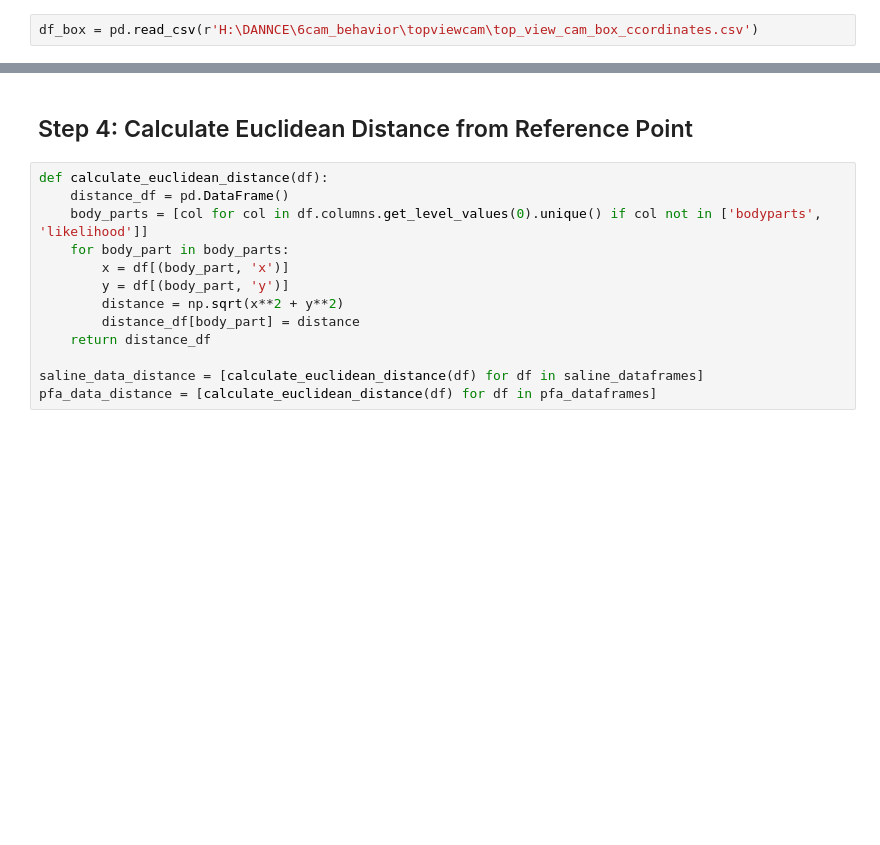
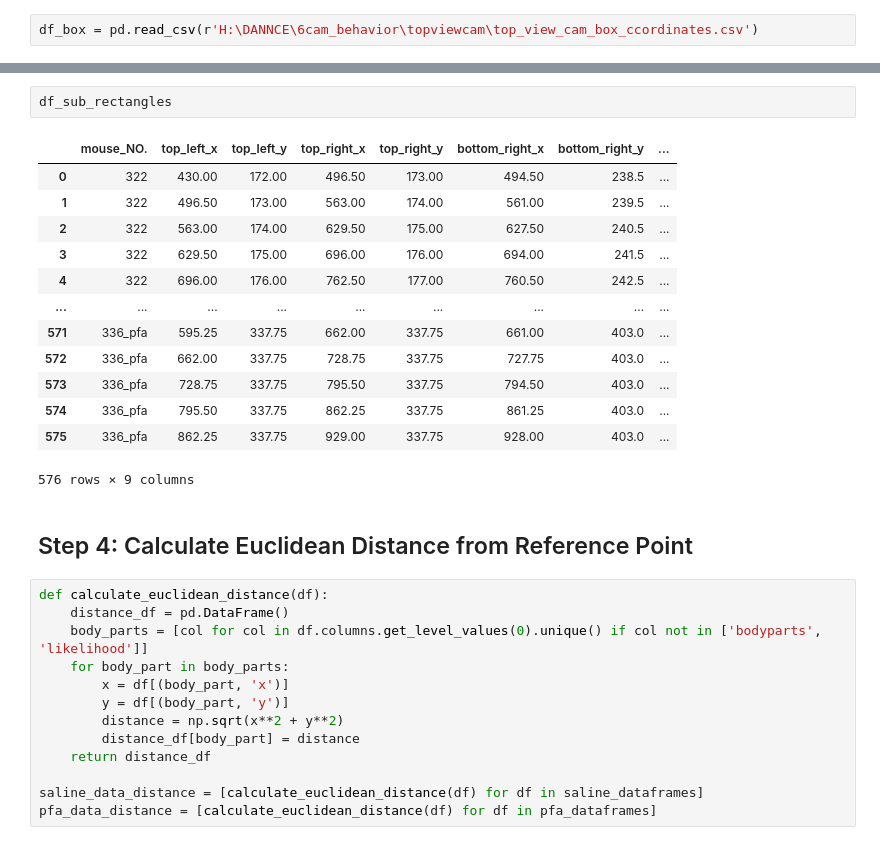
Before and after one commit to MagM00/nevian_lab, a Jupyter notebook: video_processing/DLC analysis.ipynb, the cells around one changed output, grey strips where cells are left out. Cells and saved outputs as stored; diff of their text form; blank space fills up the shorter version.

```diff
--- a/video_processing/DLC analysis.ipynb
+++ b/video_processing/DLC analysis.ipynb
@@ -130,3 +233,19 @@ plt.plot(df_box['box_center_y'])
+# %%
+df_sub_rectangles
+# %% [output]
+|  | mouse_NO. | top_left_x | top_left_y | top_right_x | top_right_y | bottom_right_x | bottom_right_y | ... |
+| 0 | 322 | 430.00 | 172.00 | 496.50 | 173.00 | 494.50 | 238.5 | ... |
+| 1 | 322 | 496.50 | 173.00 | 563.00 | 174.00 | 561.00 | 239.5 | ... |
+| 2 | 322 | 563.00 | 174.00 | 629.50 | 175.00 | 627.50 | 240.5 | ... |
+| 3 | 322 | 629.50 | 175.00 | 696.00 | 176.00 | 694.00 | 241.5 | ... |
+| 4 | 322 | 696.00 | 176.00 | 762.50 | 177.00 | 760.50 | 242.5 | ... |
+| ... | ... | ... | ... | ... | ... | ... | ... | ... |
+| 571 | 336_pfa | 595.25 | 337.75 | 662.00 | 337.75 | 661.00 | 403.0 | ... |
+| 572 | 336_pfa | 662.00 | 337.75 | 728.75 | 337.75 | 727.75 | 403.0 | ... |
+| 573 | 336_pfa | 728.75 | 337.75 | 795.50 | 337.75 | 794.50 | 403.0 | ... |
+| 574 | 336_pfa | 795.50 | 337.75 | 862.25 | 337.75 | 861.25 | 403.0 | ... |
+| 575 | 336_pfa | 862.25 | 337.75 | 929.00 | 337.75 | 928.00 | 403.0 | ... |
+576 rows × 9 columns
 # %% [markdown]
 ## Step 4: Calculate Euclidean Distance from Reference Point
 # %%
```
Also changed, not shown: parts of 13 cells of this notebook.
